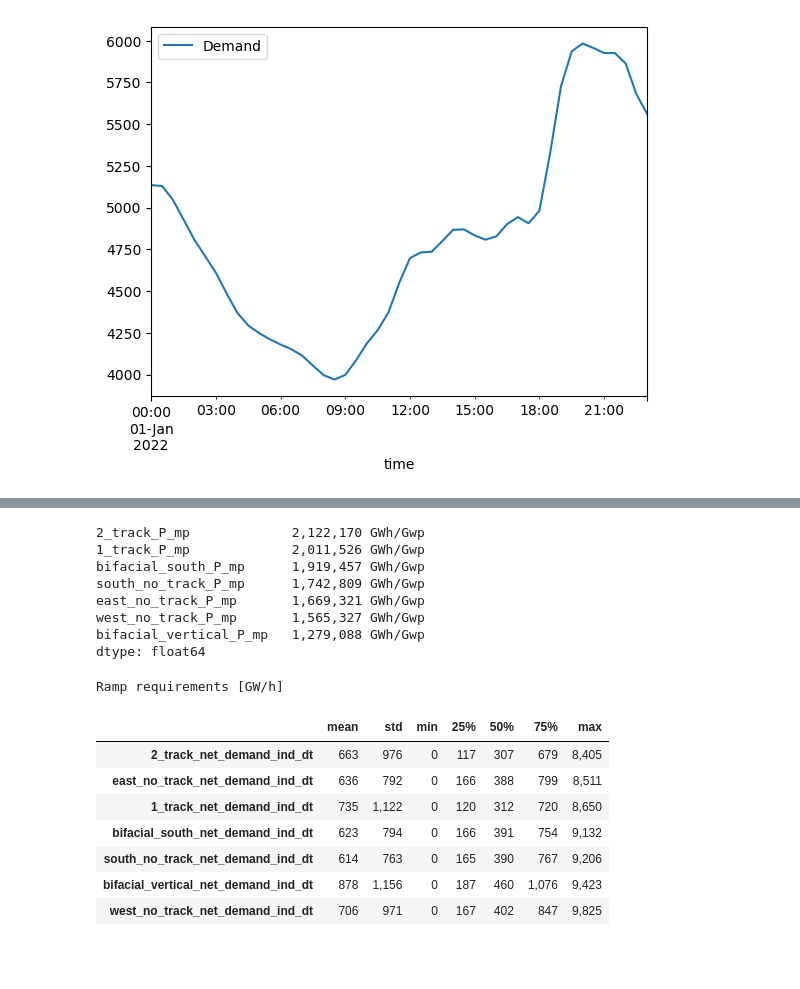
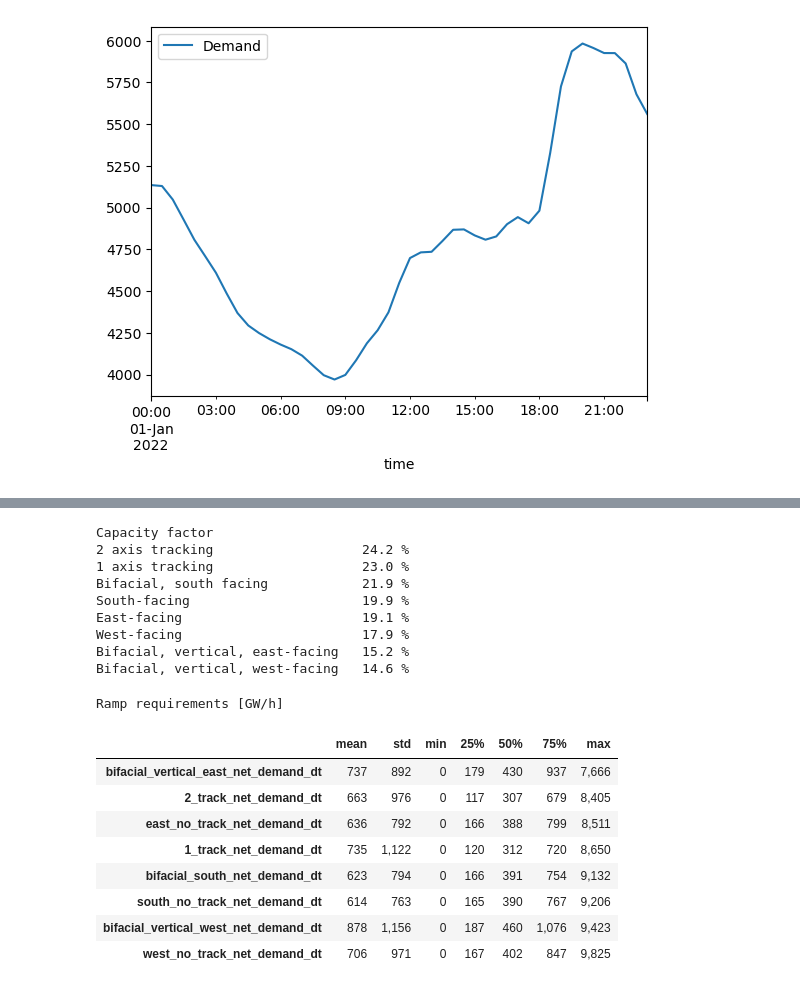
Before and after one commit to rodrigoms95/recurso_solar, a Jupyter notebook: code_2/track_test.ipynb, the cells around one changed output, grey strips where cells are left out. Drawn from its saved outputs; the diff is of its cells as text; code cells hidden in the pictures; blank space fills up the shorter version.

```diff
--- a/code_2/track_test.ipynb
+++ b/code_2/track_test.ipynb
@@ -482,11 +437,17 @@ dtype: float64
 # %%
-prod_dn_min = [f"{x}_min" for x in prod_dn]
-prod_dn_ind = [f"{x}_ind" for x in prod_dn]
-df[prod_dn_min] = (df[["Demand"]].values - df[prod_n].values * np.min(n))
-df[prod_dn_ind] = (df[["Demand"]].values - df[prod_n].values * n)
+# Energy produced using capacity that produces zero demand
 
-print("Energy produced using individual capacity that produces zero demand")
-pd.options.display.float_format = "{:,.0f} GWh".format
-b = ( df[prod_n] * n / 2 ).sum()
-b.sort_values(ascending = False)
+# Net demand with capacity that produces zero demand
+df[track_net_demand] = ( df[["Demand"]].values
+    - df[prod_n].values * n ).copy()
+prod_dn_min = [f"{x}_min" for x in track_net_demand]
+# Net demand with same capacity for all cases
+df[prod_dn_min] = ( df[["Demand"]].values
+    - df[prod_n].values * np.min(n) ).copy()
+
+
+print("Energy produced using capacity that produces zero demand\n")
+pd.options.display.float_format = "{:,.0f} MWh".format
+ener = pd.Series( ( df[prod_n] * n / 2 ).sum().values, index = names_dn )
+print( ener.sort_values(ascending = False).to_string() )
 # %% [output]
@@ -502,33 +464,36 @@ dtype: float64
 # %%
-pd.options.display.float_format = "{:,.0f} GWh/Gwp".format
-c = pd.Series( b.values / a.values, index = prod_n )
-c.sort_values(ascending = False)
+print( "Capacity factor" )
+pd.options.display.float_format = "{:,.1f} %".format
+cap_f = pd.Series( 100 * ener.values / ( 1000 * 24 * 365 * cap.values ),
+    index = names_dn )
+print( cap_f.sort_values(ascending = False).to_string() )
 # %% [output]
-2_track_P_mp             2,122,170 GWh/Gwp
-1_track_P_mp             2,011,526 GWh/Gwp
-bifacial_south_P_mp      1,919,457 GWh/Gwp
-south_no_track_P_mp      1,742,809 GWh/Gwp
-east_no_track_P_mp       1,669,321 GWh/Gwp
-west_no_track_P_mp       1,565,327 GWh/Gwp
-bifacial_vertical_P_mp   1,279,088 GWh/Gwp
-dtype: float64
+Capacity factor
+2 axis tracking                   24.2 %
+1 axis tracking                   23.0 %
+Bifacial, south facing            21.9 %
+South-facing                      19.9 %
+East-facing                       19.1 %
+West-facing                       17.9 %
+Bifacial, vertical, east-facing   15.2 %
+Bifacial, vertical, west-facing   14.6 %
 # %%
-prod_dn_min_dt = [ f"{x}_dt" for x in prod_dn_min ]
-prod_dn_ind_dt = [ f"{x}_dt" for x in prod_dn_ind ]
-df[prod_dn_min_dt] = ( (df[prod_dn_min] - df[prod_dn_min].shift(1)) * 2).copy()
-df[prod_dn_ind_dt] = ( (df[prod_dn_ind] - df[prod_dn_ind].shift(1)) * 2).copy()
+track_net_demand_dt = [ f"{x}_dt" for x in track_net_demand ]
+df[track_net_demand_dt] = ( ( df[track_net_demand].copy()
+    - df[track_net_demand].shift(1).copy() ) * 2)
 
 print("Ramp requirements [GW/h]")
 pd.options.display.float_format = "{:,.0f}".format
-np.abs( df[prod_dn_ind_dt] ).describe().drop(
+np.abs( df[track_net_demand_dt] ).describe().drop(
     "count").T.sort_values( "max", ascending = True )
 # %% [output]
 Ramp requirements [GW/h]
 |  | mean | std | min | 25% | 50% | 75% | max |
-| 2_track_net_demand_ind_dt | 663 | 976 | 0 | 117 | 307 | 679 | 8,405 |
-| east_no_track_net_demand_ind_dt | 636 | 792 | 0 | 166 | 388 | 799 | 8,511 |
-| 1_track_net_demand_ind_dt | 735 | 1,122 | 0 | 120 | 312 | 720 | 8,650 |
-| bifacial_south_net_demand_ind_dt | 623 | 794 | 0 | 166 | 391 | 754 | 9,132 |
-| south_no_track_net_demand_ind_dt | 614 | 763 | 0 | 165 | 390 | 767 | 9,206 |
-| bifacial_vertical_net_demand_ind_dt | 878 | 1,156 | 0 | 187 | 460 | 1,076 | 9,423 |
-| west_no_track_net_demand_ind_dt | 706 | 971 | 0 | 167 | 402 | 847 | 9,825 |
+| bifacial_vertical_east_net_demand_dt | 737 | 892 | 0 | 179 | 430 | 937 | 7,666 |
+| 2_track_net_demand_dt | 663 | 976 | 0 | 117 | 307 | 679 | 8,405 |
+| east_no_track_net_demand_dt | 636 | 792 | 0 | 166 | 388 | 799 | 8,511 |
+| 1_track_net_demand_dt | 735 | 1,122 | 0 | 120 | 312 | 720 | 8,650 |
+| bifacial_south_net_demand_dt | 623 | 794 | 0 | 166 | 391 | 754 | 9,132 |
+| south_no_track_net_demand_dt | 614 | 763 | 0 | 165 | 390 | 767 | 9,206 |
+| bifacial_vertical_west_net_demand_dt | 878 | 1,156 | 0 | 187 | 460 | 1,076 | 9,423 |
+| west_no_track_net_demand_dt | 706 | 971 | 0 | 167 | 402 | 847 | 9,825 |
```
Also changed, not shown: parts of 20 cells of this notebook.
